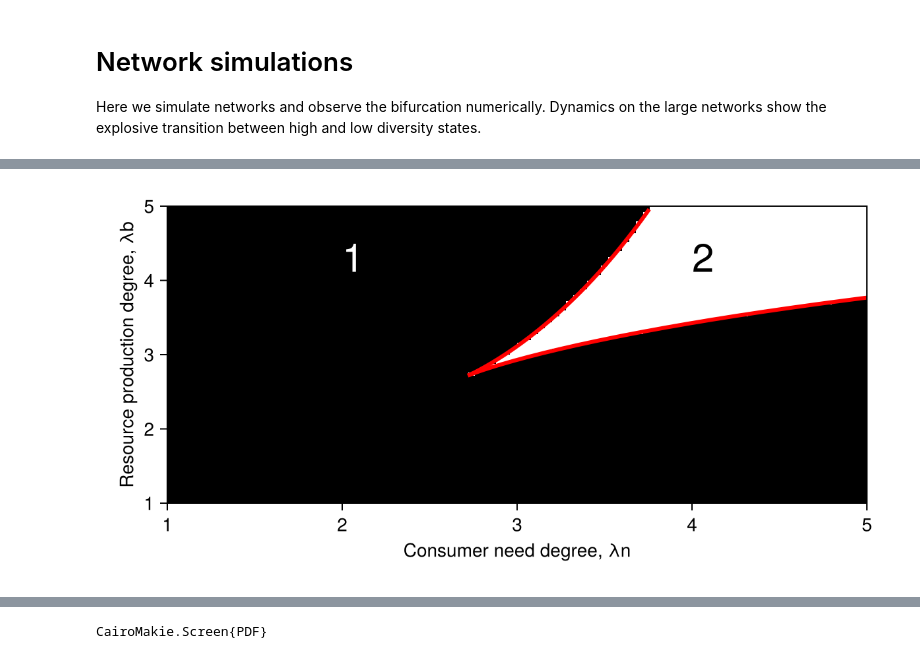
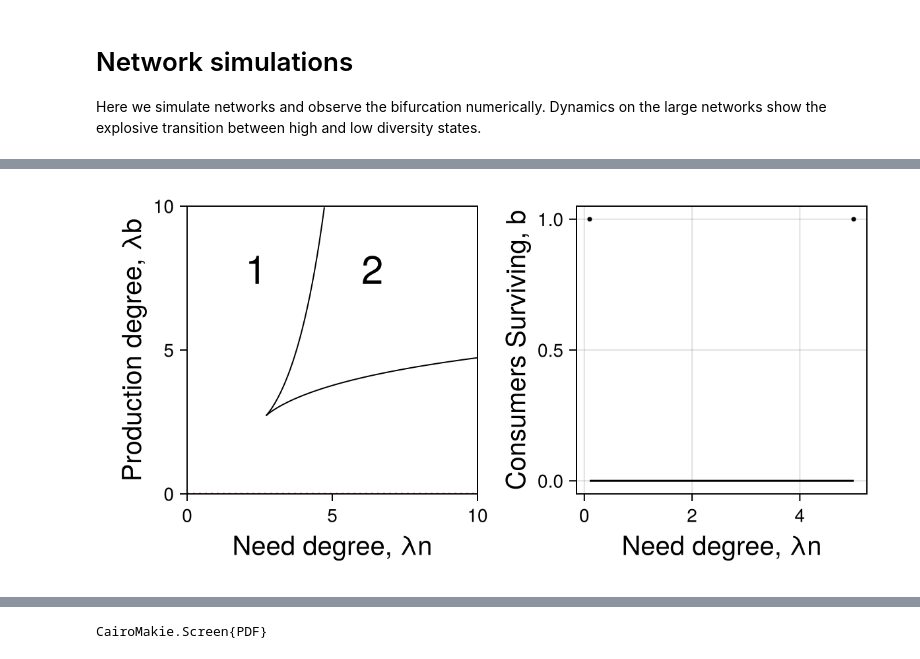
Before and after one commit to CleggTom/MiNet, a Jupyter notebook: Notebooks/Main.ipynb, the cells around one changed output, grey strips where cells are left out. Drawn from its saved outputs; the diff is of its cells as text; code cells hidden in the pictures.

```diff
--- a/Notebooks/Main.ipynb
+++ b/Notebooks/Main.ipynb
@@ -103,33 +123,37 @@ f
 
 Here we simulate networks and observe the bifurcation numerically. Dynamics on the large networks show the explosive transition between high and low diversity states.
 # %%
+include("../Code/MiNet.jl")
+
 Random.seed!(1)
-N = 100
-Nl = 25
-Nsamp = 100
+N = 10
+Nl = 2
+Nsamp = 1
 
-λp,λr = 3.0, 0.0
-l_vec_net = range(2.0, 5.0, length = Nl)
+λp,λr = .0, 0.0
+l_vec_net = range(0.1, 5.0, length = Nl)
 
 #allocate result matricies
 sim_mat  = Array{Float64,3}(undef, length(l_vec_net), 2, Nsamp)
-init_s = zeros(length(l_vec_net), Nsamp)
+# init_s = zeros(length(l_vec_net), Nsamp)
+
 #across need degree variation
 k = [0]
 Threads.@threads for l = eachindex(l_vec_net)
     k[1] += 1
     print("\r", k)
+    λp = l_vec_net[l]
     λn = l_vec_net[l]
     c = vcat(fill(true, N), fill(false,N))
 
     #get simulated proportions persisting
     for i = 1:Nsamp
         #make network
-        g = MiNet.generate_network(N,λn,λp,λr);
+        g = MiNet.generate_network(N,MiNet.joint_sample_cheat,λn,λp,λr);
         is = rand()
         s = MiNet.get_state(g, c, is, Nt = 1000)
 
-        init_s[l,i] = is
+        # init_s[l,i] = is
         sim_mat[l,1,i] = sum(s[1:N]) / N
         sim_mat[l,2,i] = sum(s[(N+1):end]) / N
     end
@@ -153,23 +183,53 @@ end
 # %%
 f = Figure(size = (600,300))
+
+style = (xlabelsize = 20, ylabelsize = 20)
+
 n_l = 200
-l_vec = range(1.0, 5.0, length = n_l)
-ax = Axis(f[1,1], xlabel = "Consumer need degree, λn",
-                  ylabel = "Resource production degree, λb")
+l_vec = range(1.0, 10.0, length = n_l)
+ax = Axis(f[1,1], xlabel = "Need degree, λn",
+                  ylabel = "Production degree, λb"; style...)
 
 #plot phase space
 N_b0 = length.(b0_sols)
-heatmap!(ax, l_vec, l_vec, N_b0, colormap = :greys)
+# heatmap!(ax, l_vec, l_vec, N_b0, colormap = :Spectral)
+
+#plot slice
+hlines!(ax, λp, color = :red, linestyle = :dot)
 
 #plot manifolds
-λc = range(exp(1), 5.0, length = 100)
+λc = range(exp(1), 11.0, length = 100)
 λb = hcat(MiNet.bifurcation_manifold.(λc)...)
 
-ind = λb[1,:] .< 5.0
-lines!(ax, λc[ind], λb[1,ind], color = "red", linewidth = 3)
-lines!(ax, λc, λb[2,:], color = "red", linewidth = 3)
+ind = λb[1,:] .<= 10.0
+lines!(ax, λc[ind], λb[1,ind], color = "black", linewidth = 1)
 
-text!(ax, 2, 4, text = "1", color = "white", fontsize = 30)
-text!(ax, 4, 4, text = "2", color = "black", fontsize = 30);
+ind = λc .<= 10.0
+lines!(ax, λc[ind], λb[2, ind], color = "black", linewidth = 1)
+
+text!(ax, 2, 7, text = "1", color = "black", fontsize = 30)
+text!(ax, 6, 7, text = "2", color = "black", fontsize = 30)
+
+xlims!(ax, 0, 10)
+ylims!(ax, 0, 10)
+
+hidedecorations!(ax, label = false, ticklabels= false, ticks= false)
+
+#plotting
+ax = Axis(f[1,2], xlabel = "Need degree, λn", ylabel = "Consumers Surviving, b";style...)
+
+plot_bifurcation!(ax, l_pred, pred_mat[:,1], color = :black)
+
+for i = eachindex(l_vec_net)
+    #sim
+    y = sim_mat[i,1,:]
+    x = fill(l_vec_net[i], length(y))
+    # lb = quantile(y,0.05)
+    # ub = quantile(y,0.95)
+    # errorbars!(ax, [mean(x)],[mean(y)],[mean(y) - lb],[mean(y) - ub], color = "black")
+    scatter!(ax, x ,y, markersize = 5, color = "black")
+end
+
+f
 # %% [output]
-[figure, old version]
+[figure, new version]
```
Also changed, not shown: parts of 76 cells of this notebook, 5 other files.
